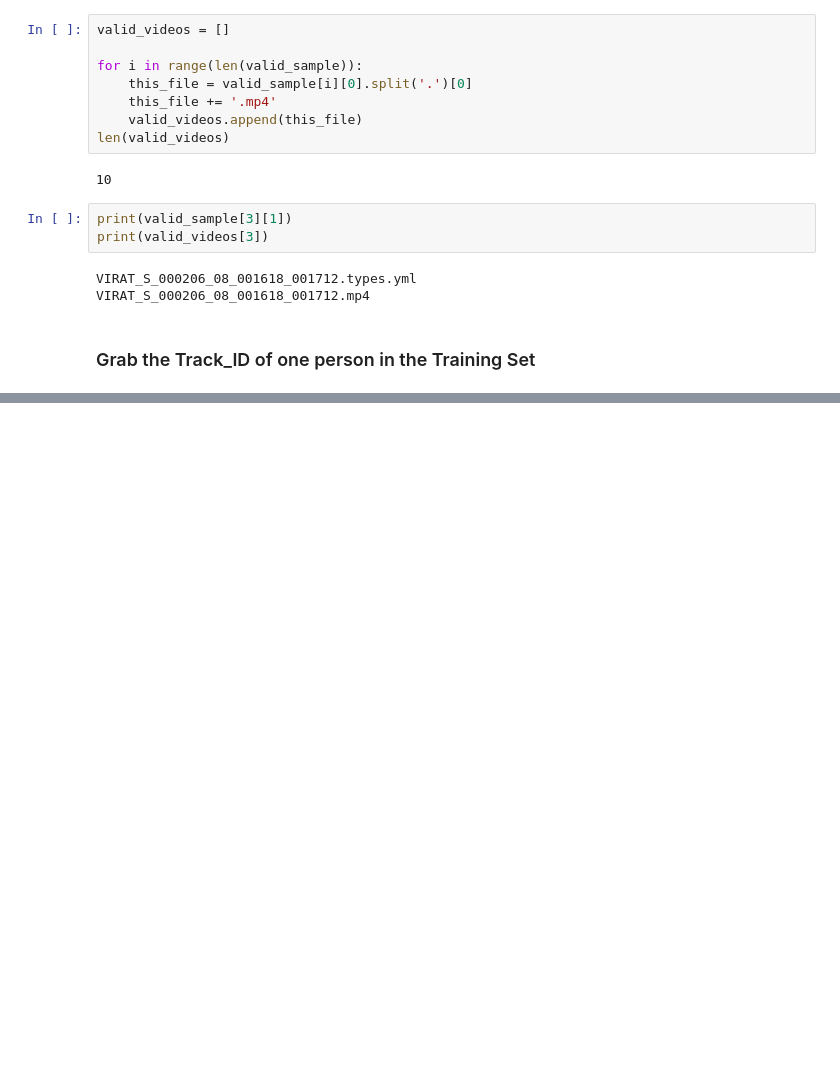
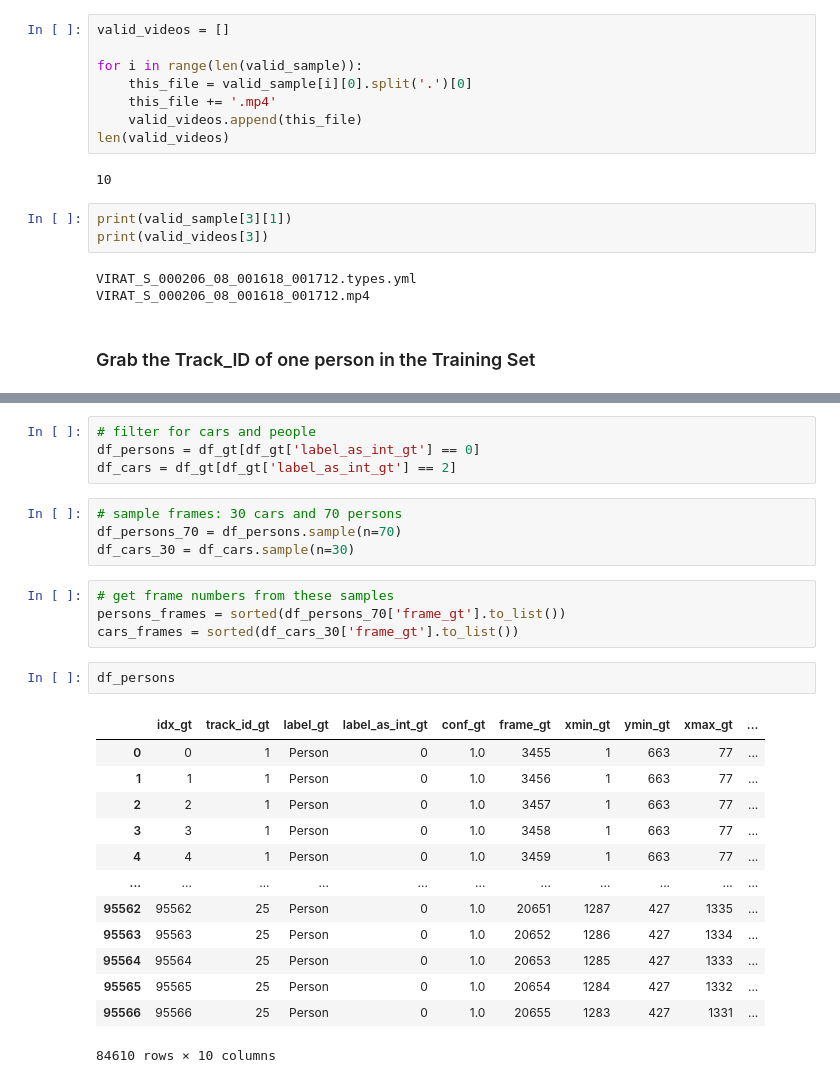
Before and after one commit to DawdlingDaedalus/VIRAT, a Jupyter notebook: analysis/8-YOLOv8_Training_on_Custom_Dataset.ipynb, the cells around one changed output, grey strips where cells are left out. Saved outputs shown, nothing was run; the diff lists cells and outputs as text; blank space fills up the shorter version.

```diff
--- a/analysis/8-YOLOv8_Training_on_Custom_Dataset.ipynb
+++ b/analysis/8-YOLOv8_Training_on_Custom_Dataset.ipynb
@@ -147,0 +227,28 @@ with open(types_path, 'r') as file:
+# %%
+# filter for cars and people
+df_persons = df_gt[df_gt['label_as_int_gt'] == 0]
+df_cars = df_gt[df_gt['label_as_int_gt'] == 2]
+# %%
+# sample frames: 30 cars and 70 persons
+df_persons_70 = df_persons.sample(n=70)
+df_cars_30 = df_cars.sample(n=30)
+# %%
+# get frame numbers from these samples
+persons_frames = sorted(df_persons_70['frame_gt'].to_list())
+cars_frames = sorted(df_cars_30['frame_gt'].to_list())
+# %%
+df_persons
+# %% [output]
+|  | idx_gt | track_id_gt | label_gt | label_as_int_gt | conf_gt | frame_gt | xmin_gt | ymin_gt | xmax_gt | ... |
+| 0 | 0 | 1 | Person | 0 | 1.0 | 3455 | 1 | 663 | 77 | ... |
+| 1 | 1 | 1 | Person | 0 | 1.0 | 3456 | 1 | 663 | 77 | ... |
+| 2 | 2 | 1 | Person | 0 | 1.0 | 3457 | 1 | 663 | 77 | ... |
+| 3 | 3 | 1 | Person | 0 | 1.0 | 3458 | 1 | 663 | 77 | ... |
+| 4 | 4 | 1 | Person | 0 | 1.0 | 3459 | 1 | 663 | 77 | ... |
+| ... | ... | ... | ... | ... | ... | ... | ... | ... | ... | ... |
+| 95562 | 95562 | 25 | Person | 0 | 1.0 | 20651 | 1287 | 427 | 1335 | ... |
+| 95563 | 95563 | 25 | Person | 0 | 1.0 | 20652 | 1286 | 427 | 1334 | ... |
+| 95564 | 95564 | 25 | Person | 0 | 1.0 | 20653 | 1285 | 427 | 1333 | ... |
+| 95565 | 95565 | 25 | Person | 0 | 1.0 | 20654 | 1284 | 427 | 1332 | ... |
+| 95566 | 95566 | 25 | Person | 0 | 1.0 | 20655 | 1283 | 427 | 1331 | ... |
+84610 rows × 10 columns
```
Also changed, not shown: parts of 4 cells of this notebook.
